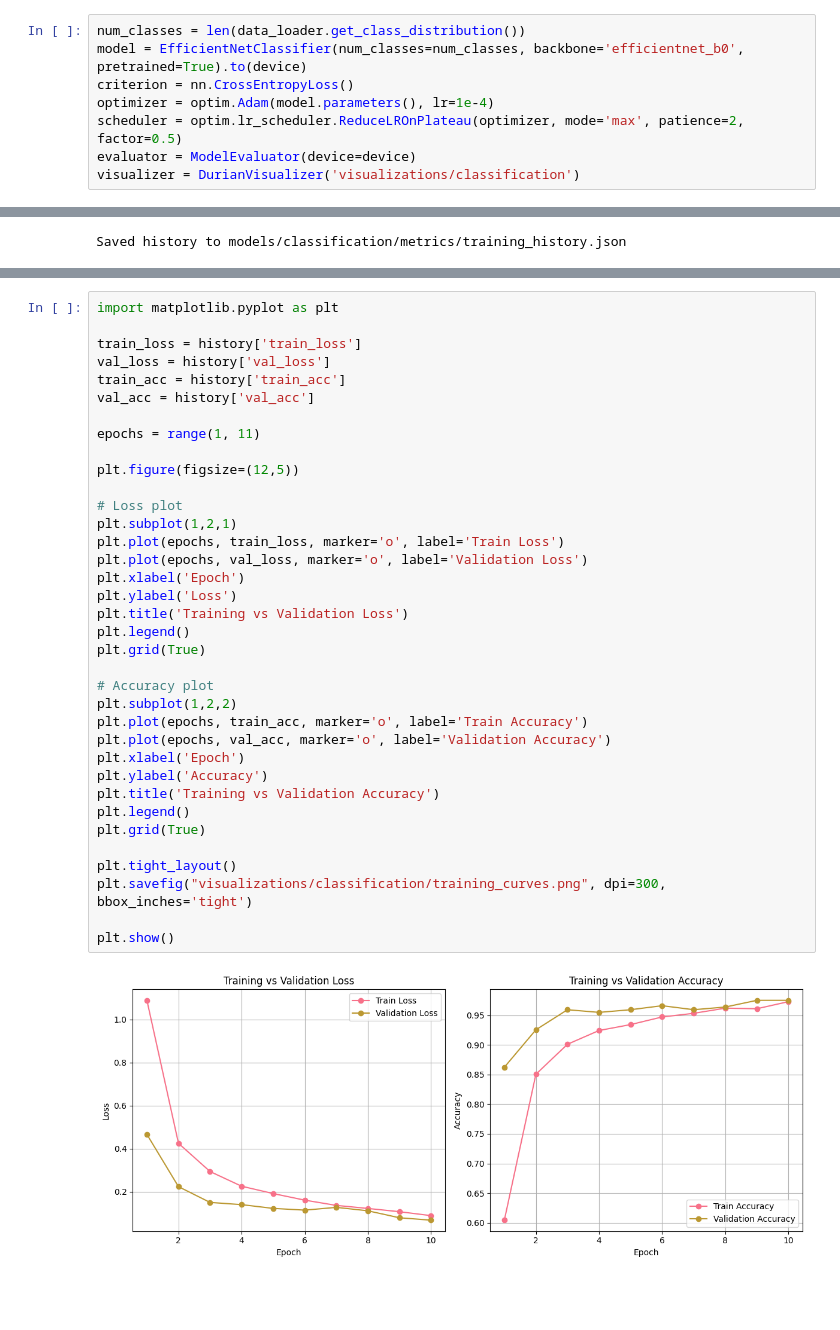
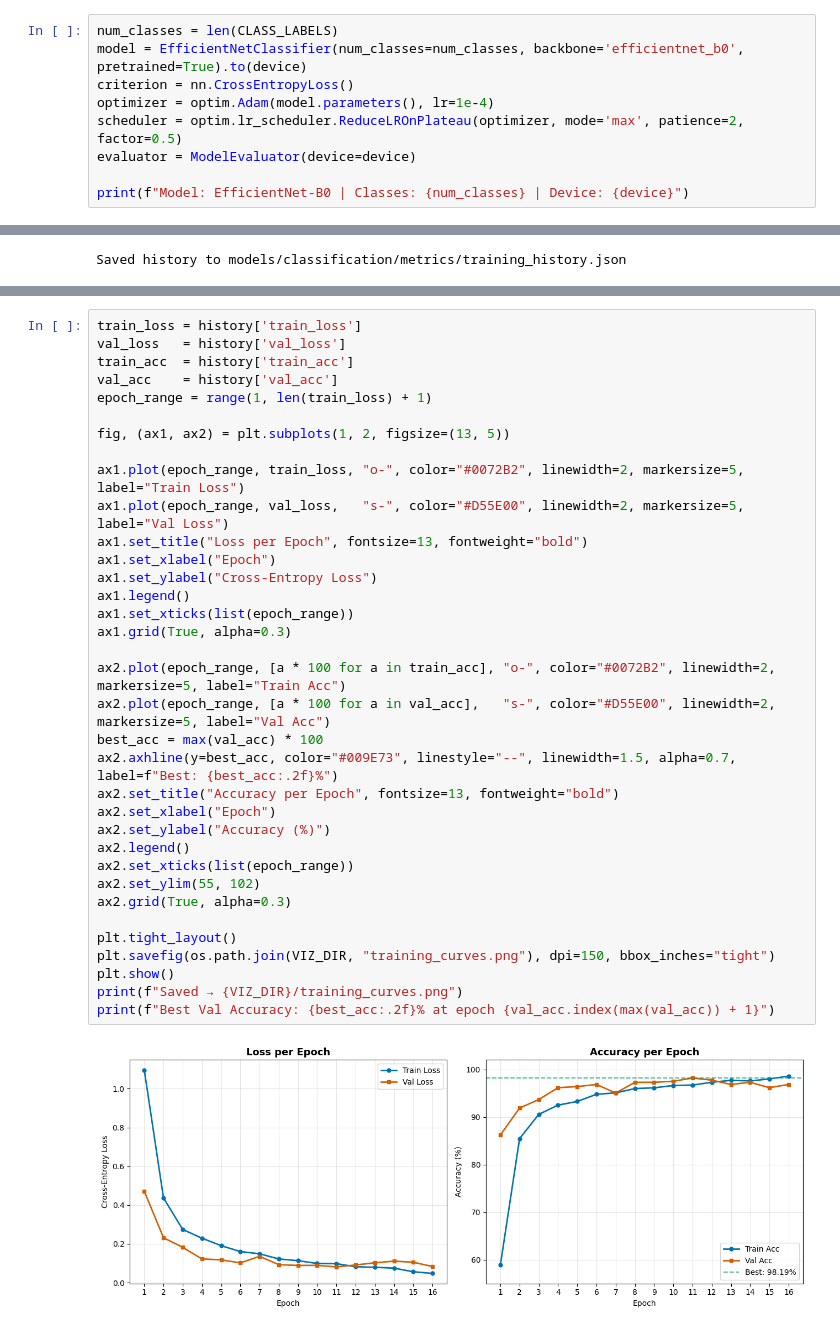
Before and after one commit to HieuDoan188/durian_leaf, a Jupyter notebook: notebooks/02-classification-baseline.ipynb, the cells around one changed output, grey strips where cells are left out. Saved outputs shown, nothing was run; the diff lists cells and outputs as text; blank space fills up the shorter version.

Commit message:
update classtify model

```diff
--- a/notebooks/02-classification-baseline.ipynb
+++ b/notebooks/02-classification-baseline.ipynb
@@ -46,8 +93,9 @@ Class distribution: {0: 733, 1: 913, 2: 976, 3: 937, 4: 878}
 # %%
-num_classes = len(data_loader.get_class_distribution())
+num_classes = len(CLASS_LABELS)
 model = EfficientNetClassifier(num_classes=num_classes, backbone='efficientnet_b0', pretrained=True).to(device)
 criterion = nn.CrossEntropyLoss()
 optimizer = optim.Adam(model.parameters(), lr=1e-4)
 scheduler = optim.lr_scheduler.ReduceLROnPlateau(optimizer, mode='max', patience=2, factor=0.5)
 evaluator = ModelEvaluator(device=device)
-visualizer = DurianVisualizer('visualizations/classification')
+
+print(f"Model: EfficientNet-B0 | Classes: {num_classes} | Device: {device}")
@@ -144,38 +225,37 @@ Saved history to models/classification/metrics/training_history.json
 # %%
-import matplotlib.pyplot as plt
+train_loss = history['train_loss']
+val_loss   = history['val_loss']
+train_acc  = history['train_acc']
+val_acc    = history['val_acc']
+epoch_range = range(1, len(train_loss) + 1)
 
-train_loss = history['train_loss']
-val_loss = history['val_loss']
-train_acc = history['train_acc']
-val_acc = history['val_acc']
+fig, (ax1, ax2) = plt.subplots(1, 2, figsize=(13, 5))
 
-epochs = range(1, 11)
+ax1.plot(epoch_range, train_loss, "o-", color="#0072B2", linewidth=2, markersize=5, label="Train Loss")
+ax1.plot(epoch_range, val_loss,   "s-", color="#D55E00", linewidth=2, markersize=5, label="Val Loss")
+ax1.set_title("Loss per Epoch", fontsize=13, fontweight="bold")
+ax1.set_xlabel("Epoch")
+ax1.set_ylabel("Cross-Entropy Loss")
+ax1.legend()
+ax1.set_xticks(list(epoch_range))
+ax1.grid(True, alpha=0.3)
 
-plt.figure(figsize=(12,5))
-
-# Loss plot
-plt.subplot(1,2,1)
-plt.plot(epochs, train_loss, marker='o', label='Train Loss')
-plt.plot(epochs, val_loss, marker='o', label='Validation Loss')
-plt.xlabel('Epoch')
-plt.ylabel('Loss')
-plt.title('Training vs Validation Loss')
-plt.legend()
-plt.grid(True)
-
-# Accuracy plot
-plt.subplot(1,2,2)
-plt.plot(epochs, train_acc, marker='o', label='Train Accuracy')
-plt.plot(epochs, val_acc, marker='o', label='Validation Accuracy')
-plt.xlabel('Epoch')
-plt.ylabel('Accuracy')
-plt.title('Training vs Validation Accuracy')
-plt.legend()
-plt.grid(True)
+ax2.plot(epoch_range, [a * 100 for a in train_acc], "o-", color="#0072B2", linewidth=2, markersize=5, label="Train Acc")
+ax2.plot(epoch_range, [a * 100 for a in val_acc],   "s-", color="#D55E00", linewidth=2, markersize=5, label="Val Acc")
+best_acc = max(val_acc) * 100
+ax2.axhline(y=best_acc, color="#009E73", linestyle="--", linewidth=1.5, alpha=0.7, label=f"Best: {best_acc:.2f}%")
+ax2.set_title("Accuracy per Epoch", fontsize=13, fontweight="bold")
+ax2.set_xlabel("Epoch")
+ax2.set_ylabel("Accuracy (%)")
+ax2.legend()
+ax2.set_xticks(list(epoch_range))
+ax2.set_ylim(55, 102)
+ax2.grid(True, alpha=0.3)
 
 plt.tight_layout()
-plt.savefig("visualizations/classification/training_curves.png", dpi=300, bbox_inches='tight')
-
+plt.savefig(os.path.join(VIZ_DIR, "training_curves.png"), dpi=150, bbox_inches="tight")
 plt.show()
+print(f"Saved → {VIZ_DIR}/training_curves.png")
+print(f"Best Val Accuracy: {best_acc:.2f}% at epoch {val_acc.index(max(val_acc)) + 1}")
 # %% [output]
-[figure, old version]
+[figure, new version]
```
Also changed, not shown: parts of 21 cells of this notebook, 2 other files.
